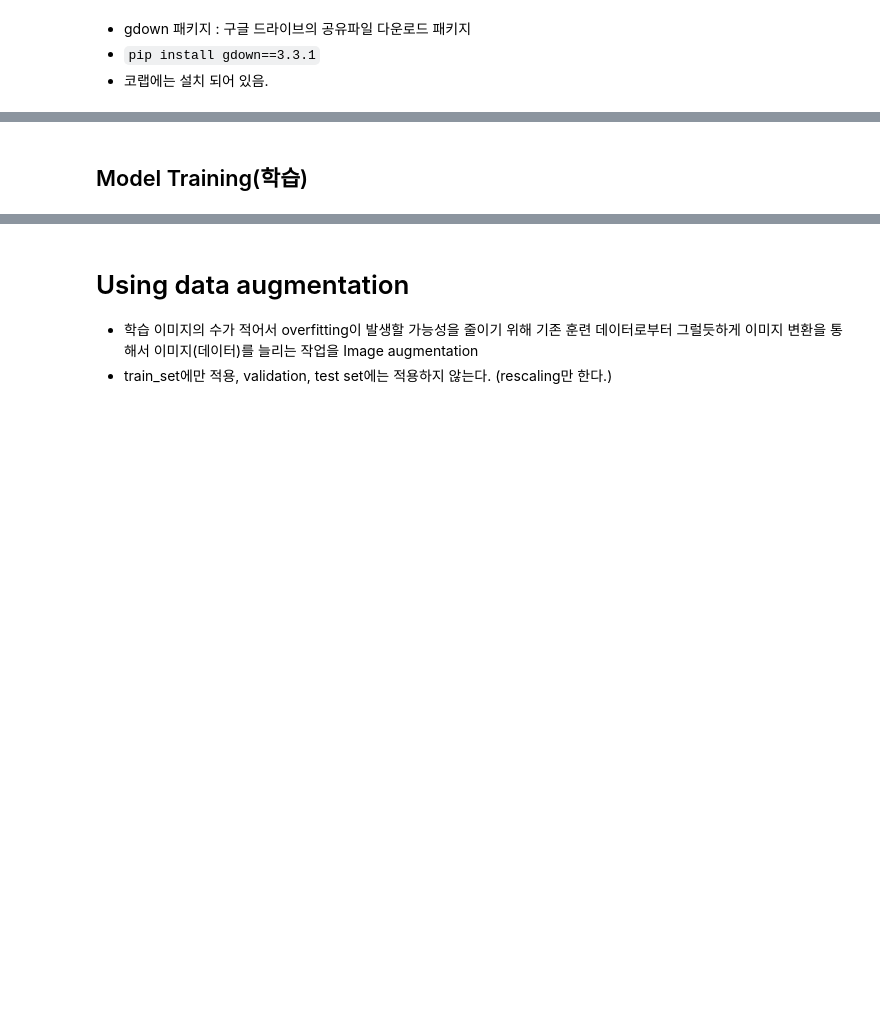
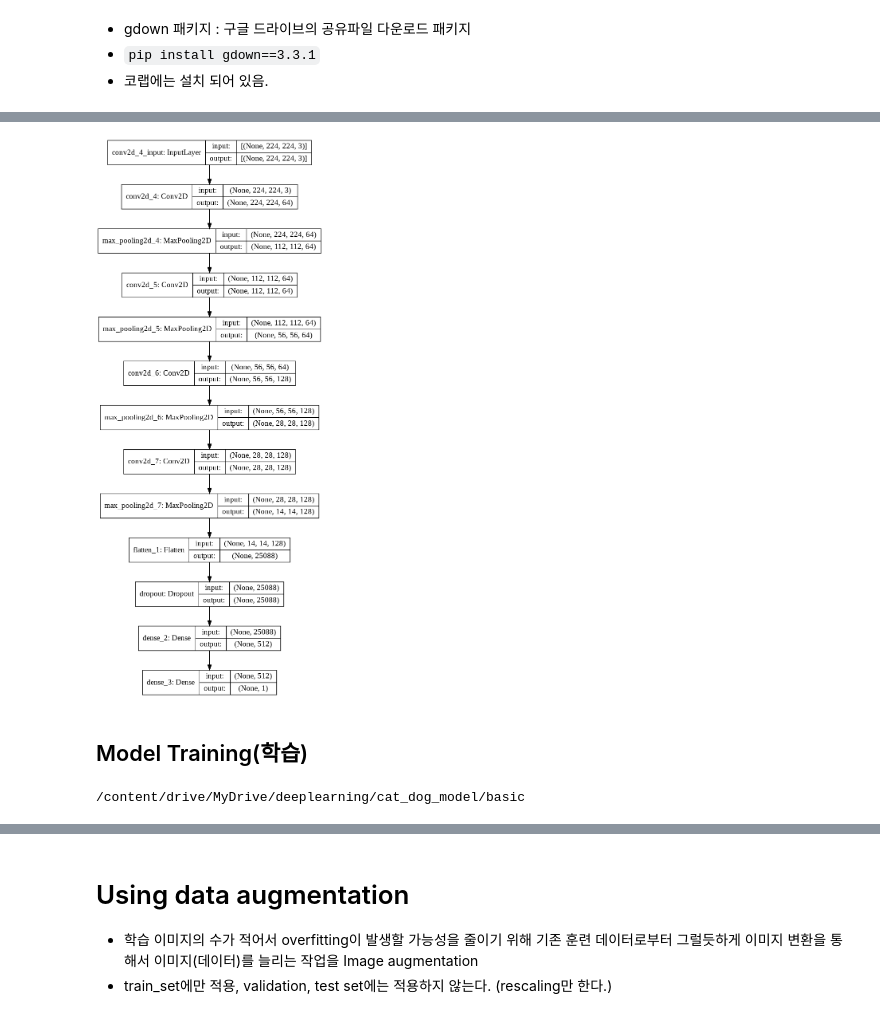
Before and after one commit to purple-cabbage0030/class_review, a Jupyter notebook: 13.deepLearning/08_2_CNN_Image Augmentation.ipynb, the cells around one changed output, grey strips where cells are left out. Cells and saved outputs as stored; diff of their text form; code cells hidden in the pictures; blank space fills up the shorter version.

```diff
--- a/13.deepLearning/08_2_CNN_Image Augmentation.ipynb
+++ b/13.deepLearning/08_2_CNN_Image Augmentation.ipynb
@@ -29,0 +52,6 @@ fname = 'cats_and_dogs_small.zip'
+# %%
+LEARN_RATE = 0.001
+N_EPOCHS = 100
+N_BATCHS = 32
+
+IMAGE_SIZE = 224
@@ -35,0 +133,29 @@ fname = 'cats_and_dogs_small.zip'
+# %%
+def create_model():
+    model = keras.Sequential()
+
+    model.add(layers.Conv2D(filters=64, kernel_size=3, padding='same', activation='relu', input_shape=(IMAGE_SIZE, IMAGE_SIZE, 3)))
+    model.add(layers.MaxPool2D(padding="same"))
+
+    model.add(layers.Conv2D(filters=64, kernel_size=3, padding="same", activation='relu'))
+    model.add(layers.MaxPool2D(padding='same'))
+
+    model.add(layers.Conv2D(filters=128, kernel_size=3, padding="same", activation='relu'))
+    model.add(layers.MaxPool2D(padding='same'))
+
+    model.add(layers.Conv2D(filters=128, kernel_size=3, padding="same", activation='relu'))
+    model.add(layers.MaxPool2D(padding='same'))
+
+    # Dense
+    model.add(layers.Flatten())
+    # dropout
+    model.add(layers.Dropout(rate=0.5))
+    model.add(layers.Dense(units=512, activation='relu'))
+    model.add(layers.Dense(units=1, activation='sigmoid')) #2진 분류 출력 레이어
+
+    return model
+# %%
+model = create_model()
+model.compile(optimizer=keras.optimizers.Adam(learning_rate=LEARN_RATE),
+              loss='binary_crossentropy',  #2진분류
+              metrics=['accuracy'])
@@ -36,3 +182,14 @@ fname = 'cats_and_dogs_small.zip'
+# %%
+keras.utils.plot_model(model, show_shapes=True)
+# %% [output]
+[figure, added]
 # %% [markdown]
 
 ##  Model Training(학습)
+# %%
+import os
+save_dir = os.path.join("/content/drive/MyDrive/deeplearning", "cat_dog_model", "basic")
+print(save_dir)
+os.makedirs(save_dir, exist_ok=True)
+# %% [output]
+/content/drive/MyDrive/deeplearning/cat_dog_model/basic
```
Also changed, not shown: parts of 85 cells of this notebook.
